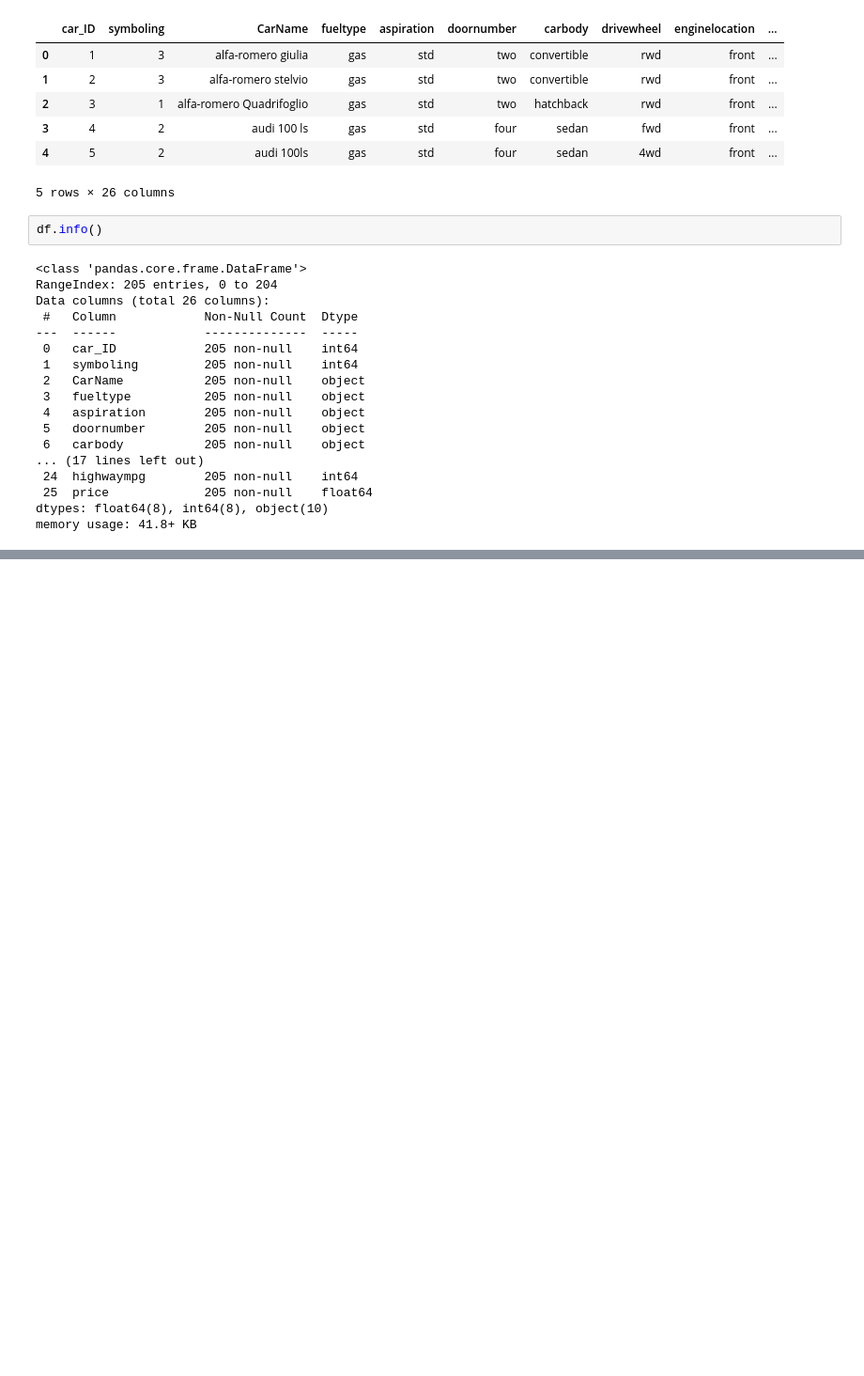
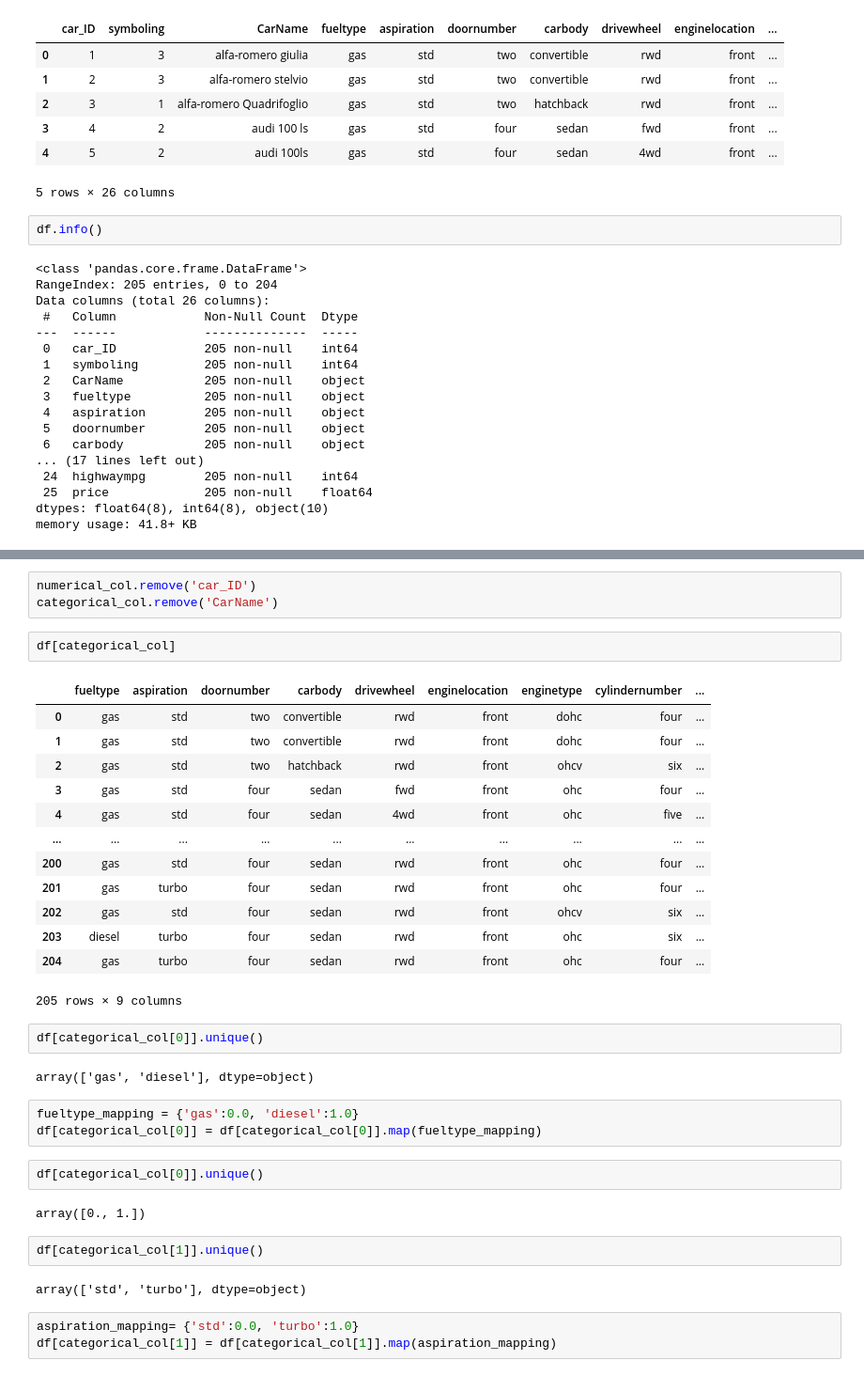
Before and after one commit to nicolasf96/car-price-prediction, a Jupyter notebook: car-price.ipynb, the cells around one changed output, grey strips where cells are left out. Shown: that part at 94% size. Cells and saved outputs as stored; diff of their text form; blank space fills up the shorter version.

```diff
--- a/car-price.ipynb
+++ b/car-price.ipynb
@@ -61,0 +195,37 @@ memory usage: 41.8+ KB
+# %%
+numerical_col.remove('car_ID')
+categorical_col.remove('CarName')
+# %%
+df[categorical_col]
+# %% [output]
+|  | fueltype | aspiration | doornumber | carbody | drivewheel | enginelocation | enginetype | cylindernumber | ... |
+| 0 | gas | std | two | convertible | rwd | front | dohc | four | ... |
+| 1 | gas | std | two | convertible | rwd | front | dohc | four | ... |
+| 2 | gas | std | two | hatchback | rwd | front | ohcv | six | ... |
+| 3 | gas | std | four | sedan | fwd | front | ohc | four | ... |
+| 4 | gas | std | four | sedan | 4wd | front | ohc | five | ... |
+| ... | ... | ... | ... | ... | ... | ... | ... | ... | ... |
+| 200 | gas | std | four | sedan | rwd | front | ohc | four | ... |
+| 201 | gas | turbo | four | sedan | rwd | front | ohc | four | ... |
+| 202 | gas | std | four | sedan | rwd | front | ohcv | six | ... |
+| 203 | diesel | turbo | four | sedan | rwd | front | ohc | six | ... |
+| 204 | gas | turbo | four | sedan | rwd | front | ohc | four | ... |
+205 rows × 9 columns
+# %%
+df[categorical_col[0]].unique()
+# %% [output]
+array(['gas', 'diesel'], dtype=object)
+# %%
+fueltype_mapping = {'gas':0.0, 'diesel':1.0}
+df[categorical_col[0]] = df[categorical_col[0]].map(fueltype_mapping)
+# %%
+df[categorical_col[0]].unique()
+# %% [output]
+array([0., 1.])
+# %%
+df[categorical_col[1]].unique()
+# %% [output]
+array(['std', 'turbo'], dtype=object)
+# %%
+aspiration_mapping= {'std':0.0, 'turbo':1.0}
+df[categorical_col[1]] = df[categorical_col[1]].map(aspiration_mapping)
```
Also changed, not shown: parts of 13 cells of this notebook.
